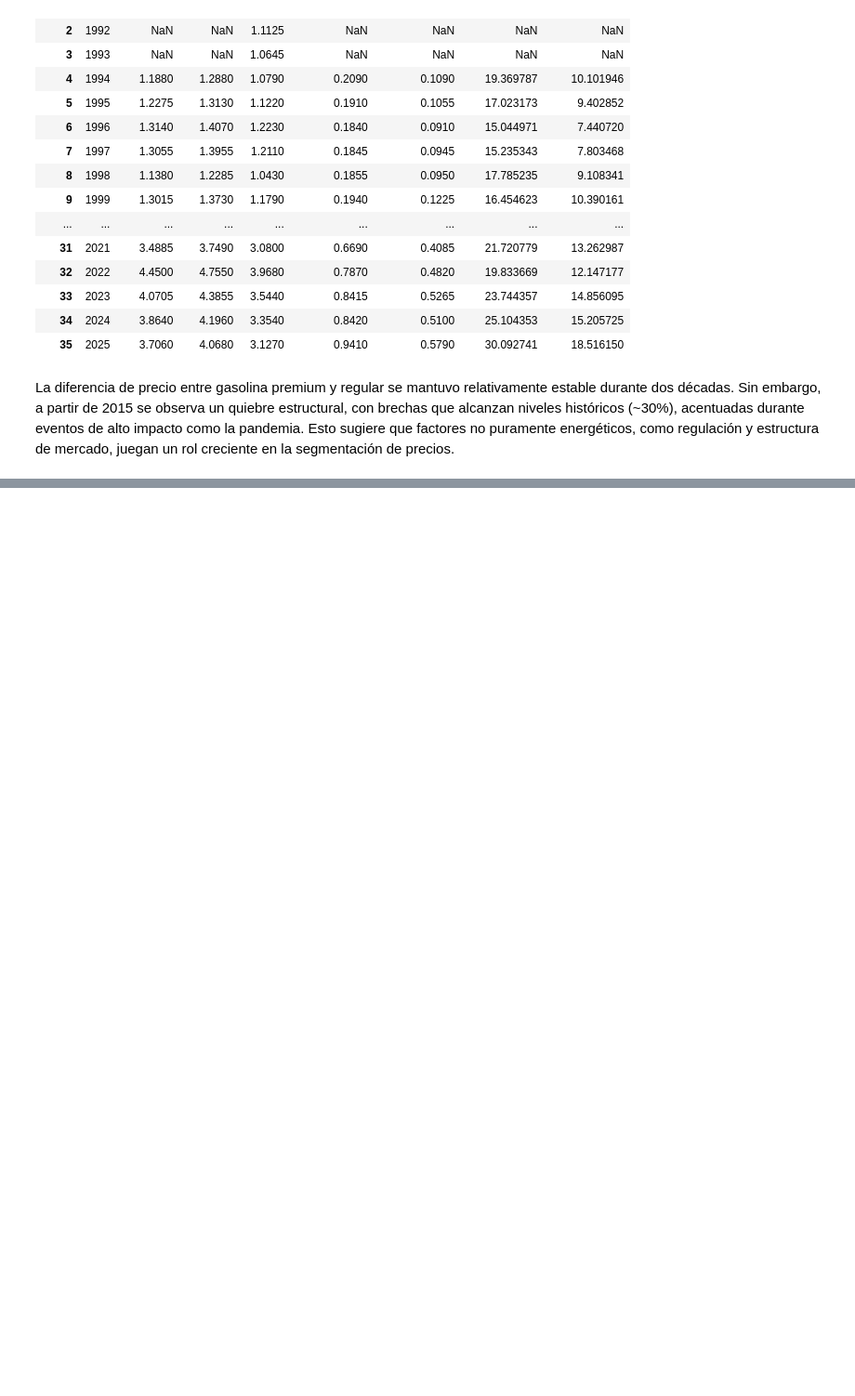
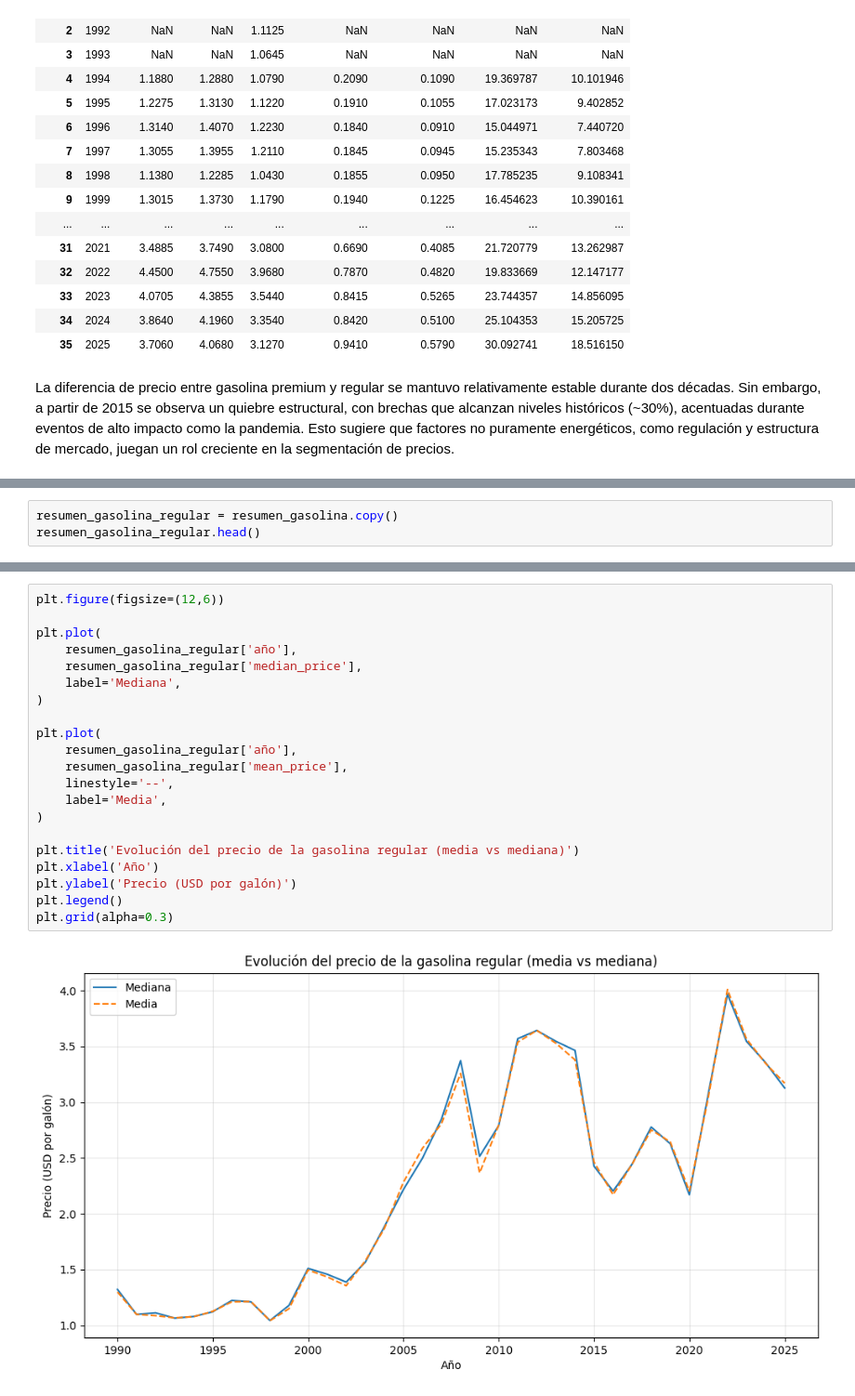
Before and after one commit to ericksarante07/fuel-analysis, a Jupyter notebook: analysis/Gas_Price_USA.ipynb, the cells around one changed output, grey strips where cells are left out. Shown at 93% size. Drawn from its saved outputs; the diff is of its cells as text; blank space fills up the shorter version.

```diff
--- a/analysis/Gas_Price_USA.ipynb
+++ b/analysis/Gas_Price_USA.ipynb
@@ -401,0 +405,3 @@ La diferencia de precio entre gasolina premium y regular se mantuvo relativament
+# %%
+resumen_gasolina_regular = resumen_gasolina.copy()
+resumen_gasolina_regular.head()
@@ -401,0 +415,23 @@ La diferencia de precio entre gasolina premium y regular se mantuvo relativament
+# %%
+plt.figure(figsize=(12,6))
+
+plt.plot(
+    resumen_gasolina_regular['año'],
+    resumen_gasolina_regular['median_price'],
+    label='Mediana',
+)
+
+plt.plot(
+    resumen_gasolina_regular['año'],
+    resumen_gasolina_regular['mean_price'],
+    linestyle='--',
+    label='Media',
+)
+
+plt.title('Evolución del precio de la gasolina regular (media vs mediana)')
+plt.xlabel('Año')
+plt.ylabel('Precio (USD por galón)')
+plt.legend()
+plt.grid(alpha=0.3)
+# %% [output]
+[figure, added]
```
Also changed, not shown: parts of 21 cells of this notebook.
